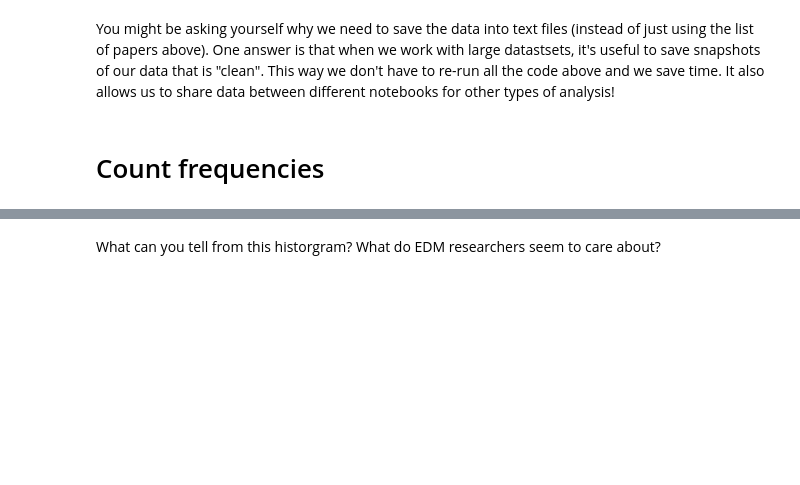
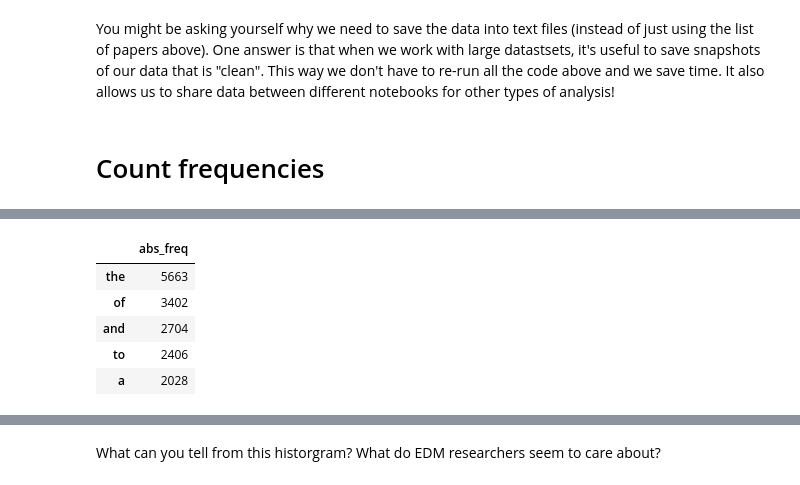
Before and after one commit to hgse-s435/week4-data-cleaning-jzahir, a Jupyter notebook: Github.ipynb, the cells around one changed output, grey strips where cells are left out. Saved outputs shown, nothing was run; the diff lists cells and outputs as text; code cells hidden in the pictures; blank space fills up the shorter version.

```diff
--- a/Github.ipynb
+++ b/Github.ipynb
@@ -140,4 +229,17 @@ word_freq = defaultdict(int)
 # %%
 # 14) If you haven't done so already, create a dataframe from the dictionary
 # and print the head of the dataframe
+
+df = pd.DataFrame.from_dict(word_freq, orient='index') \
+.sort_values(0, ascending=False) \
+.rename(columns={0: 'abs_freq'})
+
+df.head()
+# %% [output]
+|  | abs_freq |
+| the | 5663 |
+| of | 3402 |
+| and | 2704 |
+| to | 2406 |
+| a | 2028 |
 # %% [markdown]
```
Also changed, not shown: parts of 12 cells of this notebook, 17 other files.
